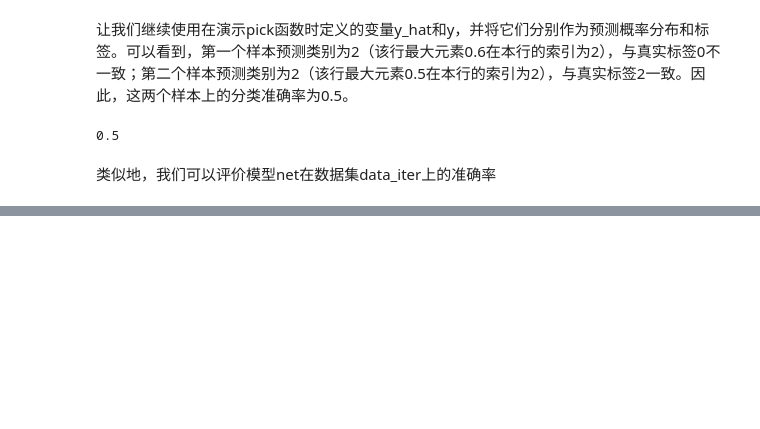
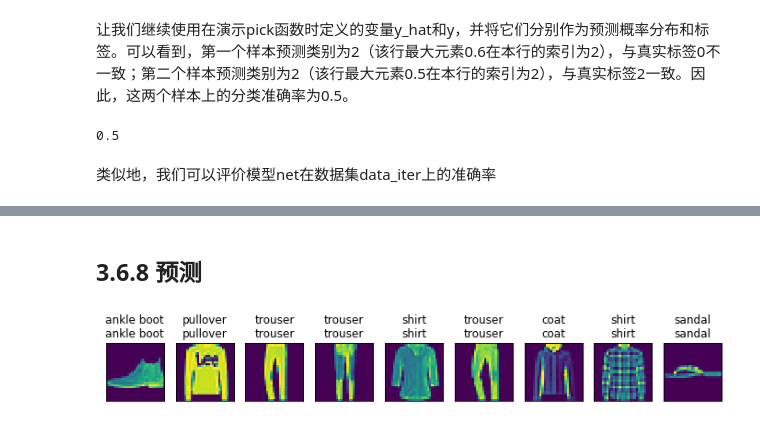
Before and after one commit to TrickyGo/Dive-into-DL-TensorFlow2.0, a Jupyter notebook: code/chapter03_DL-basics/3.6_softmax-regression-scratch.ipynb, the cells around one changed output, grey strips where cells are left out. Cells and saved outputs as stored; diff of their text form; code cells hidden in the pictures; blank space fills up the shorter version.

```diff
--- a/code/chapter03_DL-basics/3.6_softmax-regression-scratch.ipynb
+++ b/code/chapter03_DL-basics/3.6_softmax-regression-scratch.ipynb
@@ -76,7 +76,7 @@ y = np.array([0, 2], dtype='int32')
-# %%
-def cross_entropy(y_hat, y):
-        y_hat=tf.argmax(y_hat,axis=1)
-        print(y_hat.shape,y.shape)
-        y=tf.cast(y,dtype=tf.float32)
-        return tf.losses.categorical_crossentropy(y_hat,y)
+# %%
+def cross_entropy(y_hat, y):
+        y = tf.cast(tf.reshape(y, shape=[-1, 1]),dtype=tf.int32)
+        y = tf.one_hot(y, depth=y_hat.shape[-1])
+        y = tf.cast(tf.reshape(y, shape=[-1, y_hat.shape[-1]]),dtype=tf.int32)
+        return -tf.math.log(tf.boolean_mask(y_hat, y)+1e-8)
 # %% [markdown]
@@ -114,10 +114 @@ print(evaluate_accuracy(test_iter, net))
 训练softmax回归的实现跟“线性回归的从零开始实现”一节介绍的线性回归中的实现非常相似。我们同样使用小批量随机梯度下降来优化模型的损失函数。在训练模型时，迭代周期数num_epochs和学习率lr都是可以调的超参数。改变它们的值可能会得到分类更准确的模型。
-# %%
-for X, y in test_iter:
-    break
-
-true_labels = get_fashion_mnist_labels(y.numpy())
-pred_labels = get_fashion_mnist_labels((tf.argmax(net(X),axis=1)).numpy())
-titles = [true + '\n' + pred for true, pred in zip(true_labels, pred_labels)]
-
-show_fashion_mnist(X[0:9], titles[0:9])
@@ -125,0 +155,27 @@ AttributeError: 'tensorflow.python.framework.ops.EagerTensor' object has no attr
+# %% [markdown]
+## 3.6.8 预测
+# %%
+import matplotlib.pyplot as plt
+X, y = iter(test_iter).next()
+
+def get_fashion_mnist_labels(labels):
+    text_labels = ['t-shirt', 'trouser', 'pullover', 'dress', 'coat', 'sandal', 'shirt', 'sneaker', 'bag', 'ankle boot']
+    return [text_labels[int(i)] for i in labels]
+
+def show_fashion_mnist(images, labels):
+    # 这⾥的_表示我们忽略（不使⽤）的变量
+    _, figs = plt.subplots(1, len(images), figsize=(12, 12)) # 这里注意subplot 和subplots 的区别
+    for f, img, lbl in zip(figs, images, labels):
+        f.imshow(tf.reshape(img, shape=(28, 28)).numpy())
+        f.set_title(lbl)
+        f.axes.get_xaxis().set_visible(False)
+        f.axes.get_yaxis().set_visible(False)
+    plt.show()
+
+true_labels = get_fashion_mnist_labels(y.numpy())
+pred_labels = get_fashion_mnist_labels(tf.argmax(net(X), axis=1).numpy())
+titles = [true + '\n' + pred for true, pred in zip(true_labels, pred_labels)]
+
+show_fashion_mnist(X[0:9], titles[0:9])
+# %% [output]
+[figure, added]
```
Also changed, not shown: parts of 20 cells of this notebook.
